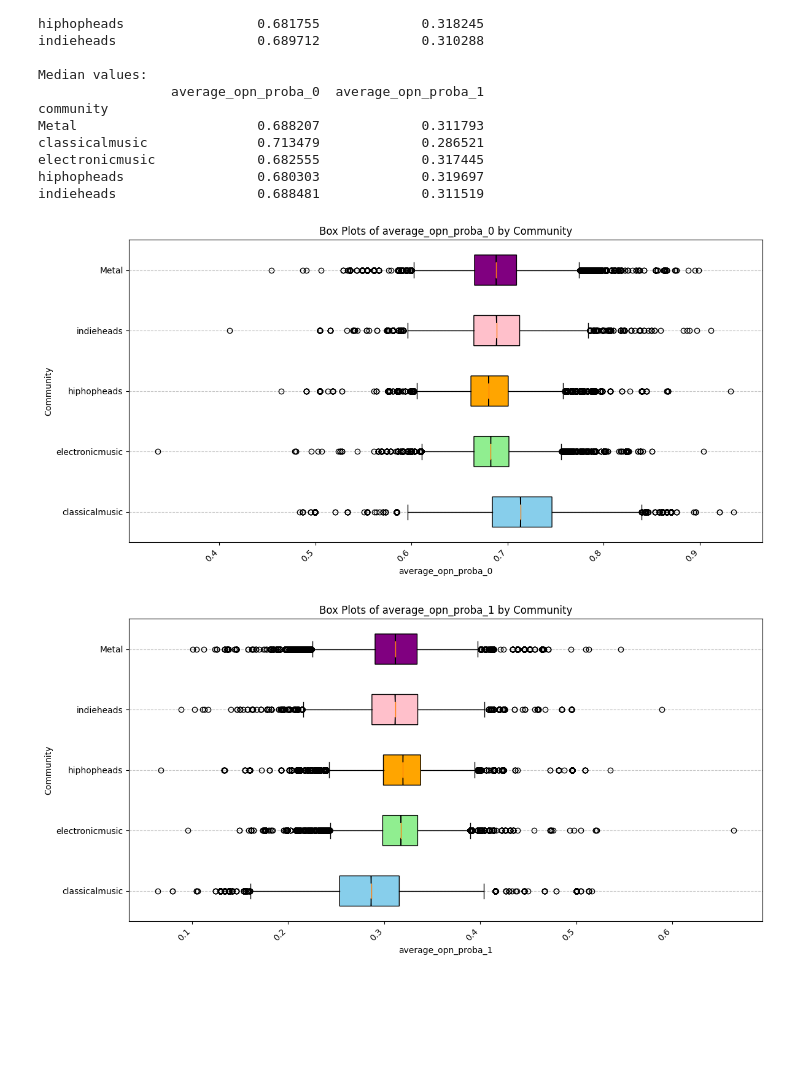
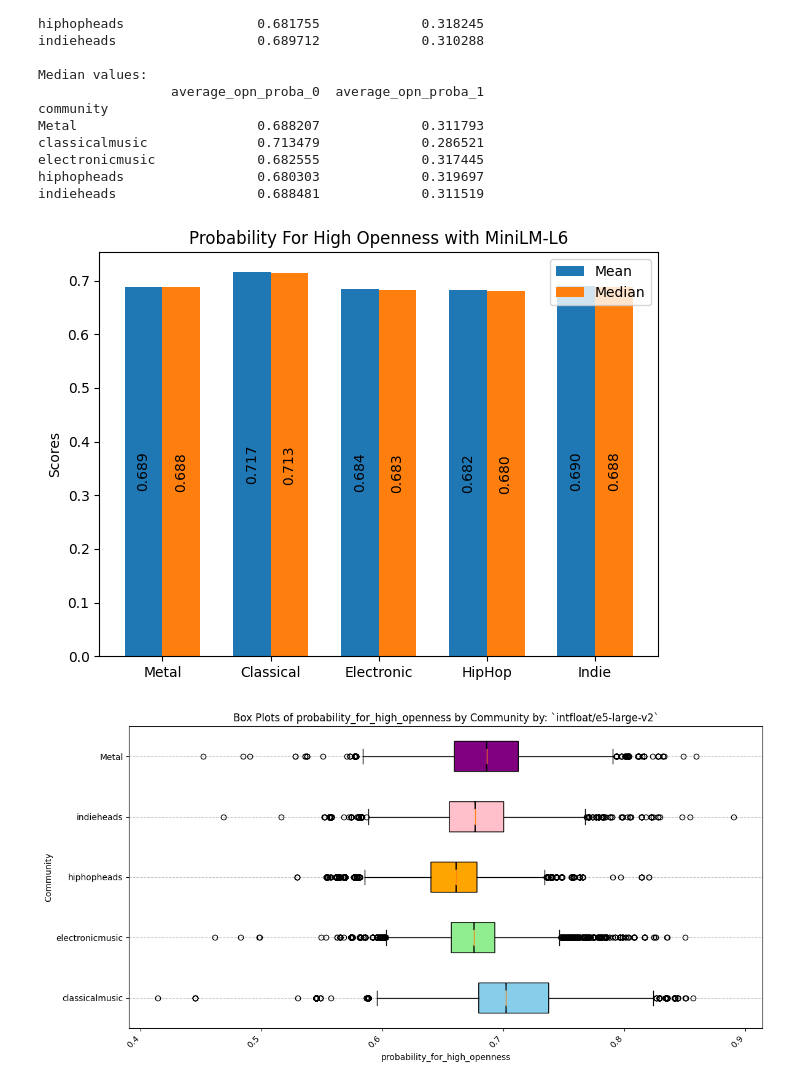
Before and after one commit to eliranshemtov/Musical-Preferences-And-Textual-Expression, a Jupyter notebook: Step8-back-to-reddit-data.ipynb, the cells around one changed output. Cells and saved outputs as stored; diff of their text form; code cells hidden in the pictures; blank space fills up the shorter version.

```diff
--- a/Step8-back-to-reddit-data.ipynb
+++ b/Step8-back-to-reddit-data.ipynb
@@ -255,4 +358,4 @@ with open("models/mini_gpt_and_myPersonality.pkl", "rb") as f:
 # %%
 df["OPN_proba"] = df["vector"].progress_apply(
-    lambda x: gpt_and_myPersonality.predict_proba(x.reshape(1, -1))
+    lambda x: mini_gpt_and_myPersonality.predict_proba(x.reshape(1, -1))
 )
@@ -258,0 +366,6 @@ df["OPN_proba"] = df["vector"].progress_apply(
+# %%
+import pickle
+from sklearn.linear_model import LogisticRegression
+
+with open("models/gpt_and_myPersonality.pkl", "rb") as f:
+    gpt_and_myPersonality: LogisticRegression = pickle.load(f)
@@ -259,3 +379,9 @@ df["OPN_proba"] = df["vector"].progress_apply(
+# %%
+import numpy as np
+
+df["OPN_proba"] = df["vector"].apply(
+    lambda x: gpt_and_myPersonality.predict_proba(np.array(x).reshape(1, -1))
+)
 # %%
 df.groupby("community").head(5)
 # %% [output]
@@ -282,11 +408,7 @@ df.groupby("community").head(5)
 average_opn_proba_0 = df.groupby("user_name")["OPN_proba"].apply(
     lambda x: x.apply(lambda y: y[0][0]).mean()
 )
-average_opn_proba_1 = df.groupby("user_name")["OPN_proba"].apply(
-    lambda x: x.apply(lambda y: y[0][1]).mean()
-)
-df["average_opn_proba_0"] = df["user_name"].map(average_opn_proba_0)
-df["average_opn_proba_1"] = df["user_name"].map(average_opn_proba_1)
+df["probability_for_high_openness"] = df["user_name"].map(average_opn_proba_0)
 # %%
 df.head()
 # %% [output]
@@ -327,39 +524,42 @@ classicalmusic              0.713479             0.286521
 electronicmusic             0.682555             0.317445
 hiphopheads                 0.680303             0.319697
 indieheads                  0.688481             0.311519
+# %%
+means = [0.688614, 0.716958, 0.684451, 0.681755, 0.689712]
+medians = [0.688207, 0.713479, 0.682555, 0.680303, 0.688481]
+plot_bars_for_high_openness_probability(means, medians, model_name="MiniLM-L6")
+# %% [output]
+[figure, added]
 # %%
 import pandas as pd
 import matplotlib.pyplot as plt
 
 
 def draw_proba_box_plot(class_name: str):
     plt.figure(figsize=(12, 6))
 
     bp = plt.boxplot(
-        [df[df["community"] == c][class_name]
-            for c in df["community"].unique()],
+        [df[df["community"] == c][class_name] for c in df["community"].unique()],
         notch=True,
         vert=False,
         labels=df["community"].unique(),
         patch_artist=True,
     )
 
     for box, color in zip(
         bp["boxes"], ["skyblue", "lightgreen", "orange", "pink", "purple"]
     ):
         box.set_facecolor(color)
 
     plt.xlabel(class_name)
     plt.ylabel("Community")
-    plt.title(f"Box Plots of {class_name} by Community")
+    plt.title(f"Box Plots of {class_name} by Community by: `intfloat/e5-large-v2`")
     plt.xticks(rotation=45, ha="right")
     plt.grid(axis="y", linestyle="--", alpha=0.7)
     plt.tight_layout()
     plt.show()
 
 
-draw_proba_box_plot("average_opn_proba_0")
-draw_proba_box_plot("average_opn_proba_1")
+draw_proba_box_plot("probability_for_high_openness")
 # %% [output]
-[figure, old version]
+[figure, new version]
-[figure, removed]
```
Also changed, not shown: parts of 45 cells of this notebook.
